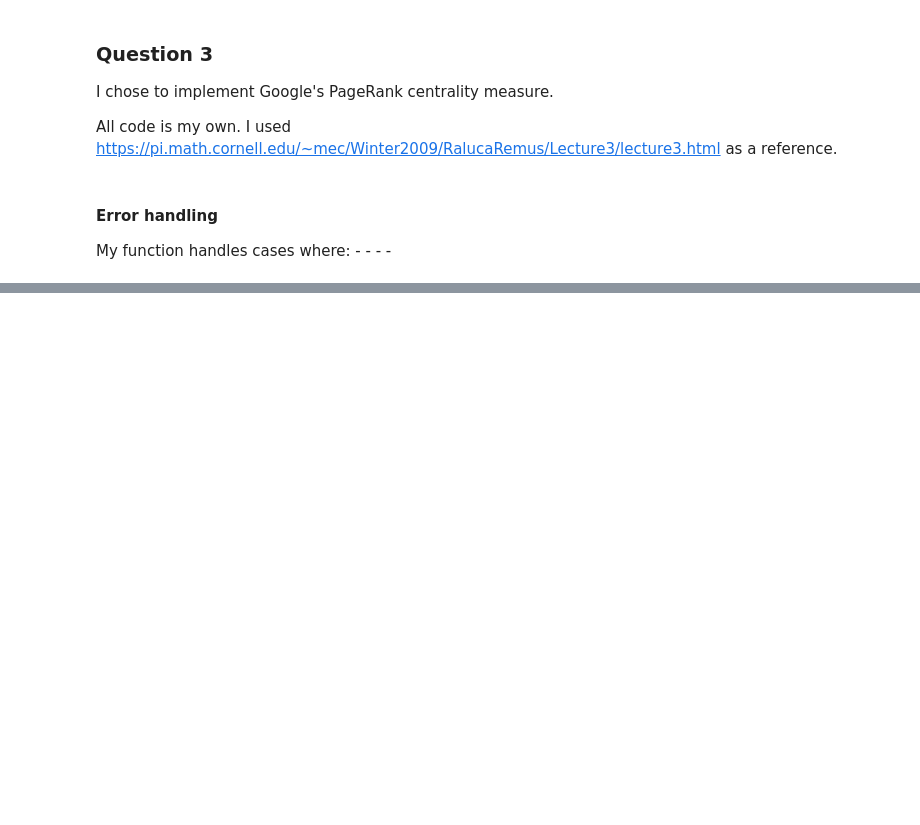
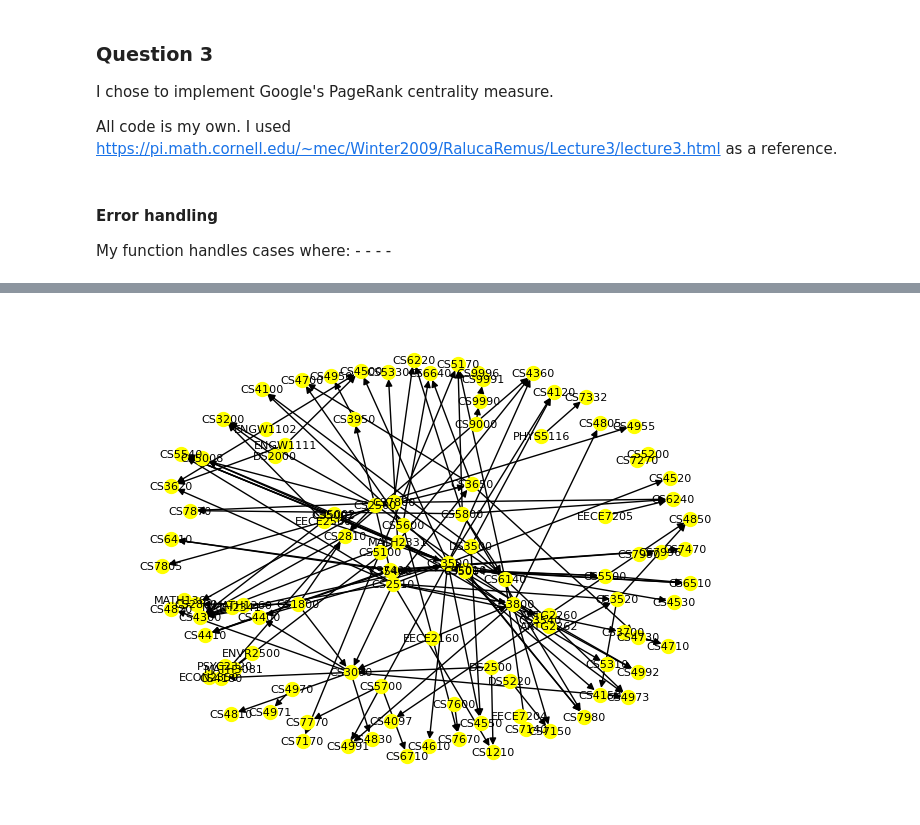
Before and after one commit to cassidywaldrip/student-network-science-data-book, a Jupyter notebook: assignments/assignment01.ipynb, the cells around one changed output, grey strips where cells are left out. Saved outputs shown, nothing was run; the diff lists cells and outputs as text; code cells hidden in the pictures; blank space fills up the shorter version.

```diff
--- a/assignments/assignment01.ipynb
+++ b/assignments/assignment01.ipynb
@@ -148,0 +152,24 @@ course_prereqs(get_prereqs('math'))
+# %%
+'''
+Create a DAG from a given set of courses and their prerequisites.
+
+Inputs
+------
+courses_to_prereqs: dictionary with courses as keys and lists of prerequisites as values
+
+Outputs
+-------
+G: a DAG with a node for each course, and edges between courses that are prerequisites for other courses
+'''
+def course_prereqs(courses_to_prereqs: dict):
+    G = nx.DiGraph()
+    for k,v in courses_to_prereqs.items():
+        edges = [(val,k) for val in v]
+        G.add_edges_from(edges)
+
+    return G
+
+# example usage
+nx.draw(course_prereqs(get_prereqs('cs')), with_labels=True, node_size=100, node_color='yellow', font_size=8)
+# %% [output]
+[figure, added]
```
Also changed, not shown: parts of 14 cells of this notebook, 1 other file.
